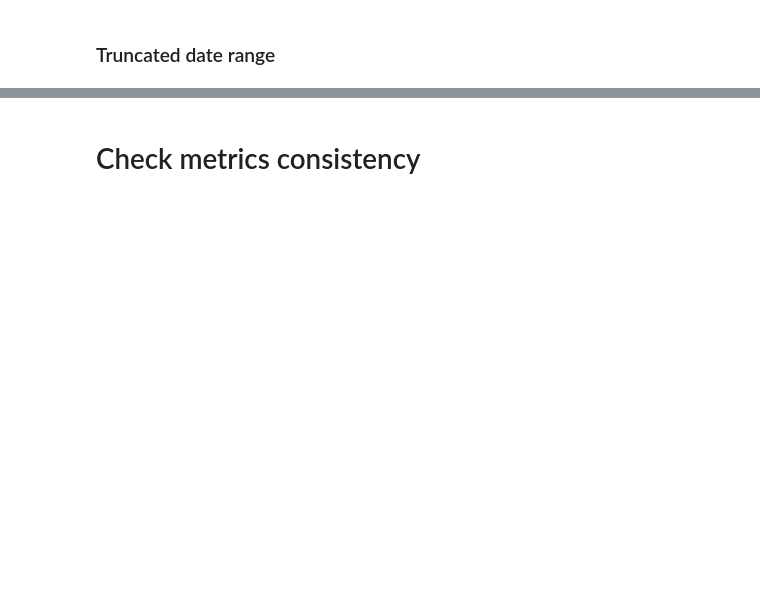
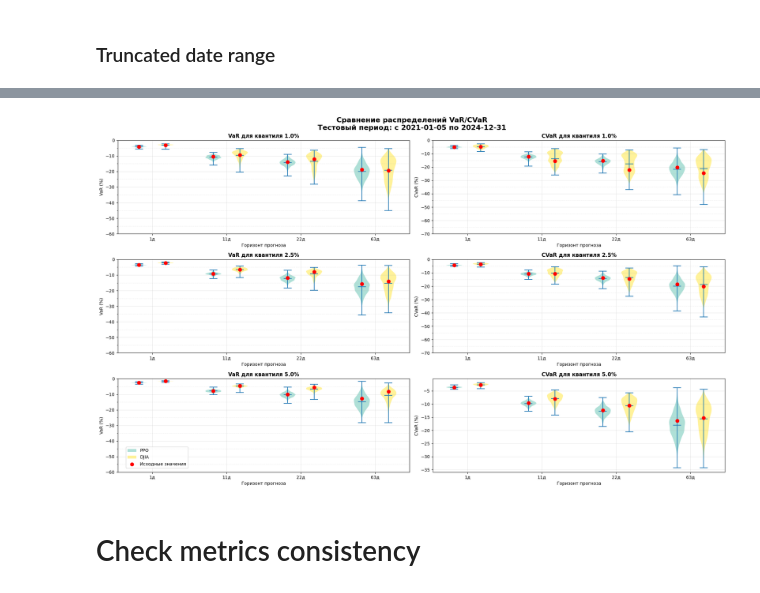
Before and after one commit to tony-pitchblack/FinRL, a Jupyter notebook: examples/finrl_dt_replicate_train_hft.ipynb, the cells around one changed output, grey strips where cells are left out. Drawn from its saved outputs; the diff is of its cells as text; code cells hidden in the pictures; blank space fills up the shorter version.

```diff
--- a/examples/finrl_dt_replicate_train_hft.ipynb
+++ b/examples/finrl_dt_replicate_train_hft.ipynb
@@ -8581,0 +9071,6 @@ Legend:
+# %%
+TRUNCATE_START_DATE = '2021-01-04'
+
+truncate_timestamp = pd.Timestamp(TRUNCATE_START_DATE).tz_localize(agg_account_values_df.date.iloc[0].tz)
+truncated_account_values = agg_account_values_df[agg_account_values_df.date > truncate_timestamp]
+truncated_account_values
@@ -8581,0 +9091,18 @@ Legend:
+# %%
+# Prepare the PPO series
+model_series = prepare_series_with_datetime_index(truncated_account_values, 'PPO')
+
+# Run complete bootstrap analysis
+model_results = stationary_bootstrap_metrics(
+    account_values_series=model_series,
+    block_length=10,
+    n_bootstrap=1000,
+    quantiles=[0.05, 0.95],
+    random_state=42,
+    var_quantiles=(0.01, 0.025, 0.05),
+    var_horizons=(1, 11, 22, 63),
+    include_var_cvar=True
+)
+
+# Print standard metrics
+print_metrics_aggregated(model_results['standard_metrics'], "PPO")
@@ -8582,2 +9205,16 @@ Legend:
+# %%
+# Assuming you have results for multiple algorithms
+ppo_results = model_results['var_cvar_metrics']
+djia_results = portfolio_results['var_cvar_metrics']
+
+plot_var_cvar_comparison(
+    results_list=[ppo_results, djia_results],
+    algorithm_names=['PPO', 'DJIA'],
+    start_date=truncated_account_values['date'].iloc[0].date(),
+    end_date=truncated_account_values['date'].iloc[-1].date(),
+    figsize=(20, 12),
+)
+# %% [output]
+[figure, added]
 # %% [markdown]
 # Check metrics consistency
```
Also changed, not shown: parts of 48 cells of this notebook.
